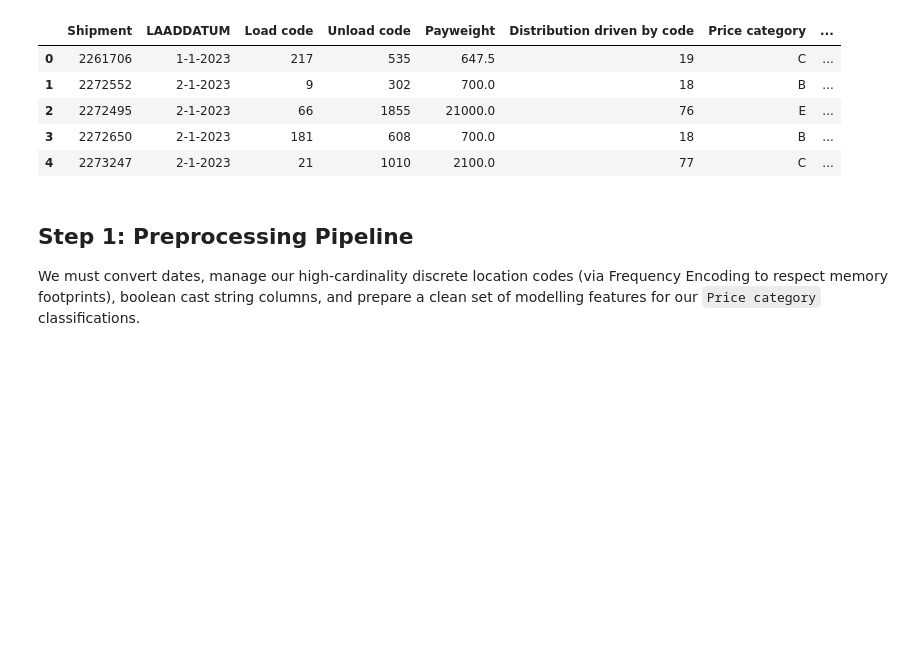
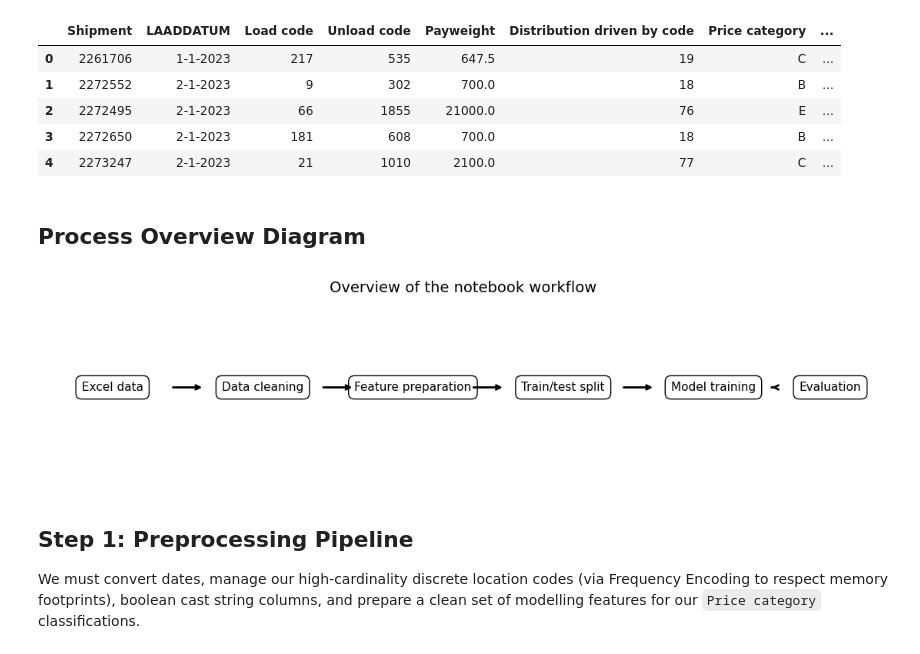
Before and after one commit to nikimono02/3_trainers_and_3_models, a Jupyter notebook: model_training_pipeline.ipynb, the cells around one changed output. Drawn from its saved outputs; the diff is of its cells as text; code cells hidden in the pictures; blank space fills up the shorter version.

Commit message:
Changes on the workflow diagram

```diff
--- a/model_training_pipeline.ipynb
+++ b/model_training_pipeline.ipynb
@@ -22,6 +22,41 @@ Dataset Loaded Successfully! Shape: (780760, 11)
 | 2 | 2272495 | 2-1-2023 | 66 | 1855 | 21000.0 | 76 | E | ... |
 | 3 | 2272650 | 2-1-2023 | 181 | 608 | 700.0 | 18 | B | ... |
 | 4 | 2273247 | 2-1-2023 | 21 | 1010 | 2100.0 | 77 | C | ... |
+# %% [markdown]
+## Process Overview Diagram
+# %%
+import matplotlib.pyplot as plt
+
+fig, ax = plt.subplots(figsize=(14, 3))
+
+steps = [
+    ("Excel data", 0.08),
+    ("Data cleaning", 0.26),
+    ("Feature preparation", 0.44),
+    ("Train/test split", 0.62),
+    ("Model training", 0.80),
+    ("Evaluation", 0.94),
+]
+
+for text, x in steps:
+    ax.text(
+        x, 0.5, text,
+        ha="center", va="center",
+        fontsize=11,
+        bbox=dict(boxstyle="round,pad=0.5", edgecolor="black", facecolor="white")
+    )
+
+for i in range(len(steps) - 1):
+    x1 = steps[i][1] + 0.07
+    x2 = steps[i + 1][1] - 0.07
+    ax.annotate("", xy=(x2, 0.5), xytext=(x1, 0.5),
+                arrowprops=dict(arrowstyle="->", lw=2))
+
+ax.set_title("Overview of the notebook workflow", fontsize=14)
+ax.axis("off")
+plt.show()
+# %% [output]
+[figure, added]
 # %% [markdown]
 ## Step 1: Preprocessing Pipeline
 We must convert dates, manage our high-cardinality discrete location codes (via Frequency Encoding to respect memory footprints), boolean cast string columns, and prepare a clean set of modelling features for our `Price category` classifications.
```
